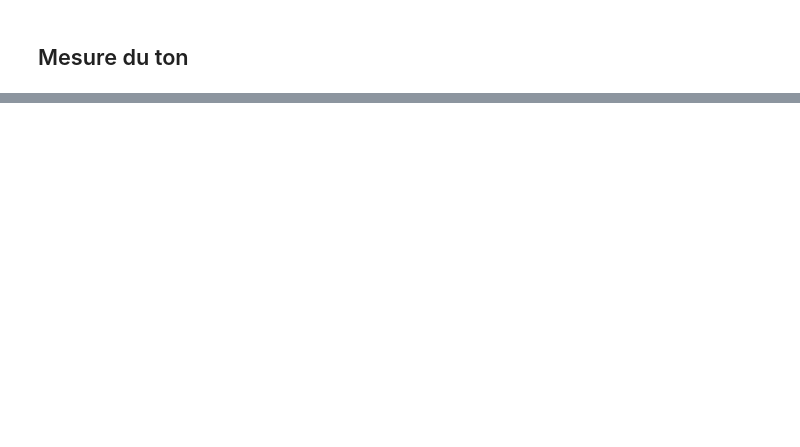
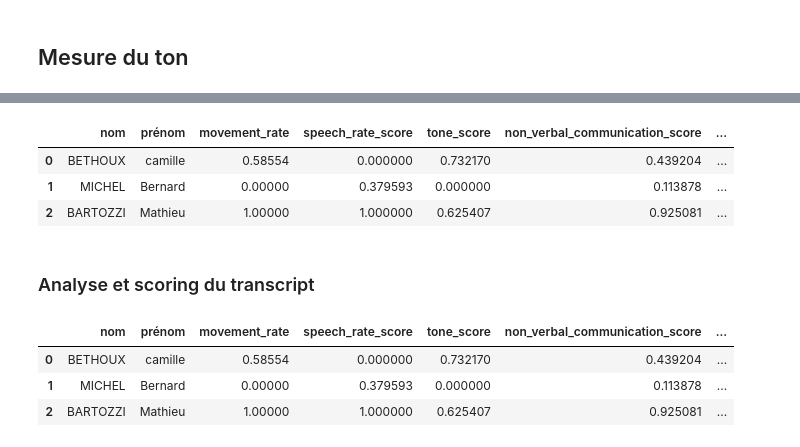
Before and after one commit to MathieuBartozzi/video_auto_rating, a Jupyter notebook: notebooks/video_analysis.ipynb, the cells around one changed output, grey strips where cells are left out. Cells and saved outputs as stored; diff of their text form; code cells hidden in the pictures; blank space fills up the shorter version.

```diff
--- a/notebooks/video_analysis.ipynb
+++ b/notebooks/video_analysis.ipynb
@@ -227,0 +540,28 @@ df_videos.head(5)
+# %%
+# Fonction pour calculer le score de débit de parole (speech rate)
+def calculate_speech_score(speech_rate):
+    speech_rate_normalized = scaler.fit_transform(speech_rate.values.reshape(-1, 1))
+    return speech_rate_normalized
+# %%
+# Fonction pour calculer le score du ton en combinant pitch_mean et pitch_std
+def calculate_tone_score(pitch_mean, pitch_std):
+
+    # Normaliser pitch_mean et pitch_std
+    pitch_mean_normalized = scaler.fit_transform(pitch_mean.values.reshape(-1, 1))
+    pitch_std_normalized = scaler.fit_transform(pitch_std.values.reshape(-1, 1))
+
+    # Calculer le score du ton avec des pondérations égales
+    tone_score = 0.5 * pitch_mean_normalized + 0.5 * pitch_std_normalized
+
+    return tone_score
+# %%
+
+# Appliquer la fonction pour calculer et normaliser le score de débit de parole (speech_rate)
+df_score['speech_rate_score'] = calculate_speech_score(df_videos['speech_rate'])
+
+# Appliquer la fonction pour calculer et normaliser le score de ton (combinaison pitch_mean et pitch_std)
+if len(df_videos[['pitch_mean', 'pitch_std']]) > 1:
+    df_score['tone_score'] = calculate_tone_score(df_videos['pitch_mean'], df_videos['pitch_std'])
+else:
+    # Si une seule valeur, on assigne un score de 0.5 par défaut
+    df_score['tone_score'] = 0.5
@@ -227,0 +579,15 @@ df_videos.head(5)
+# %%
+# Calculer le score global de communication non verbale avec des pondérations
+df_score['non_verbal_communication_score'] = (
+    0.5 * df_score['movement_rate'] +
+    0.3 * df_score['speech_rate_score'] +
+    0.2 * df_score['tone_score']
+)
+
+# Calculer la moyenne des scores non verbaux
+threshold = df_score['non_verbal_communication_score'].mean()
+
+# Appliquer la moyenne comme seuil pour obtenir un score binaire (0 ou 1)
+df_score['non_verbal_communication_binary'] = df_score['non_verbal_communication_score'].apply(
+    lambda score: 1 if score >= threshold else 0
+)
@@ -227,0 +605,9 @@ df_videos.head(5)
+# %%
+df_score
+# %% [output]
+|  | nom | prénom | movement_rate | speech_rate_score | tone_score | non_verbal_communication_score | ... |
+| 0 | BETHOUX | camille | 0.58554 | 0.000000 | 0.732170 | 0.439204 | ... |
+| 1 | MICHEL | Bernard | 0.00000 | 0.379593 | 0.000000 | 0.113878 | ... |
+| 2 | BARTOZZI | Mathieu | 1.00000 | 1.000000 | 0.625407 | 0.925081 | ... |
+# %% [markdown]
+### Analyse et scoring du transcript
@@ -227,0 +679,7 @@ df_videos.head(5)
+# %%
+df_score
+# %% [output]
+|  | nom | prénom | movement_rate | speech_rate_score | tone_score | non_verbal_communication_score | ... |
+| 0 | BETHOUX | camille | 0.58554 | 0.000000 | 0.732170 | 0.439204 | ... |
+| 1 | MICHEL | Bernard | 0.00000 | 0.379593 | 0.000000 | 0.113878 | ... |
+| 2 | BARTOZZI | Mathieu | 1.00000 | 1.000000 | 0.625407 | 0.925081 | ... |
```
Also changed, not shown: parts of 25 cells of this notebook.
